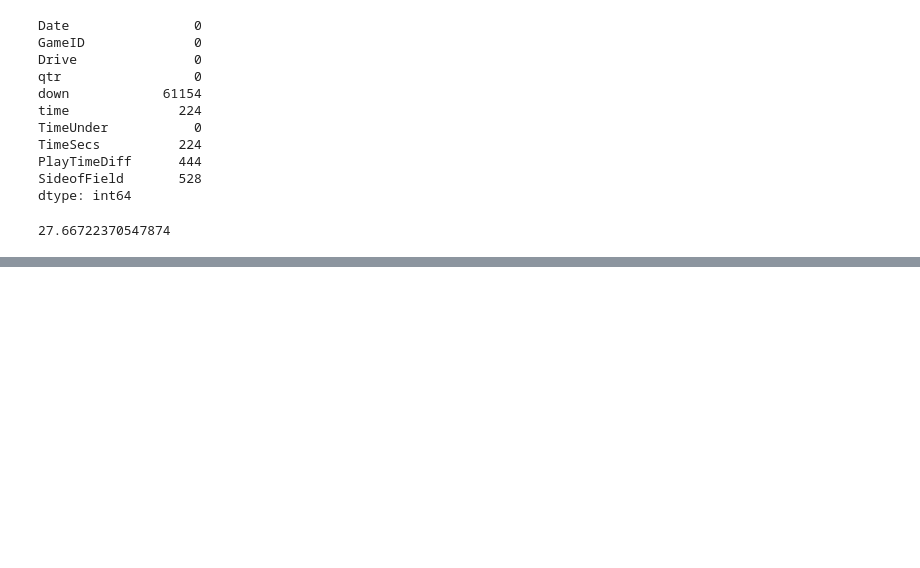
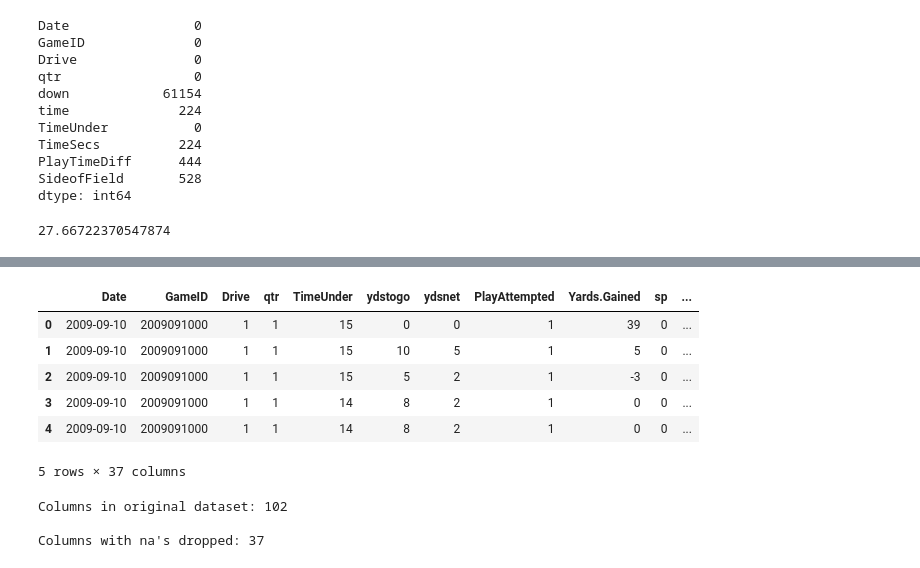
Before and after one commit to GTD2101-ACD-GB-AD24/04-pandas-clean-ricardo-qm, a Jupyter notebook: 01. MissingData.ipynb, the cells around one changed output, grey strips where cells are left out. Saved outputs shown, nothing was run; the diff lists cells and outputs as text; code cells hidden in the pictures; blank space fills up the shorter version.

```diff
--- a/01. MissingData.ipynb
+++ b/01. MissingData.ipynb
@@ -52,0 +75,20 @@ print(percent_missing)
+# %%
+# remove all columns with at least one missing value
+columns_with_na_dropped = nfl_data.dropna(axis=1)
+columns_with_na_dropped.head()
+# %% [output]
+|  | Date | GameID | Drive | qtr | TimeUnder | ydstogo | ydsnet | PlayAttempted | Yards.Gained | sp | ... |
+| 0 | 2009-09-10 | 2009091000 | 1 | 1 | 15 | 0 | 0 | 1 | 39 | 0 | ... |
+| 1 | 2009-09-10 | 2009091000 | 1 | 1 | 15 | 10 | 5 | 1 | 5 | 0 | ... |
+| 2 | 2009-09-10 | 2009091000 | 1 | 1 | 15 | 5 | 2 | 1 | -3 | 0 | ... |
+| 3 | 2009-09-10 | 2009091000 | 1 | 1 | 14 | 8 | 2 | 1 | 0 | 0 | ... |
+| 4 | 2009-09-10 | 2009091000 | 1 | 1 | 14 | 8 | 2 | 1 | 0 | 0 | ... |
+5 rows × 37 columns
+# %%
+# just how much data did we lose?
+print("Columns in original dataset: %d \n" % nfl_data.shape[1])
+print("Columns with na's dropped: %d" % columns_with_na_dropped.shape[1])
+# %% [output]
+Columns in original dataset: 102
+
+Columns with na's dropped: 37
```
Also changed, not shown: parts of 6 cells of this notebook.
